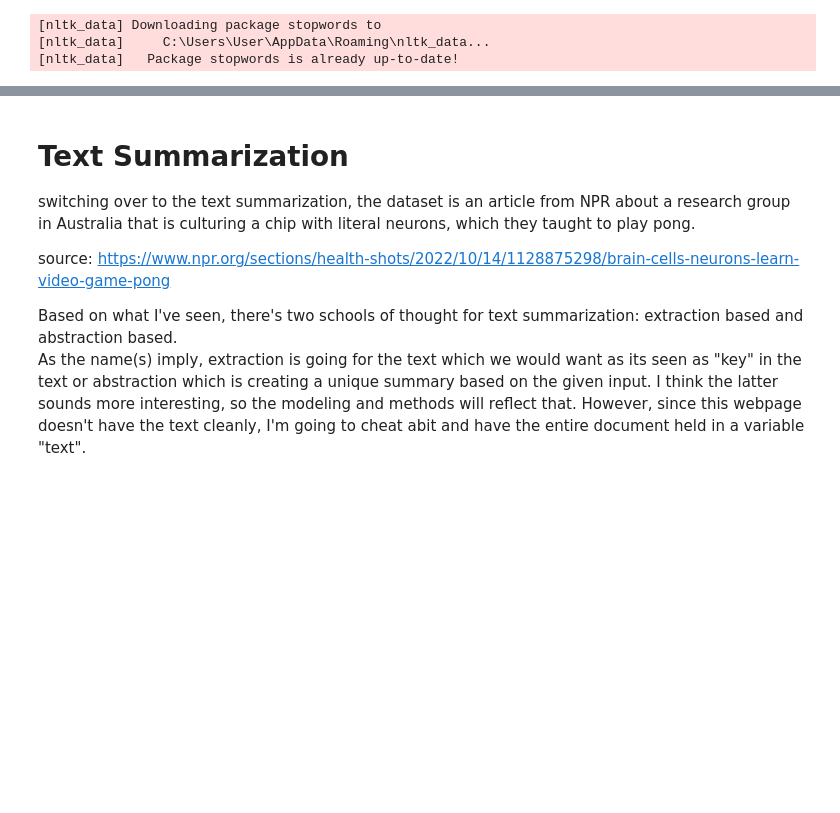
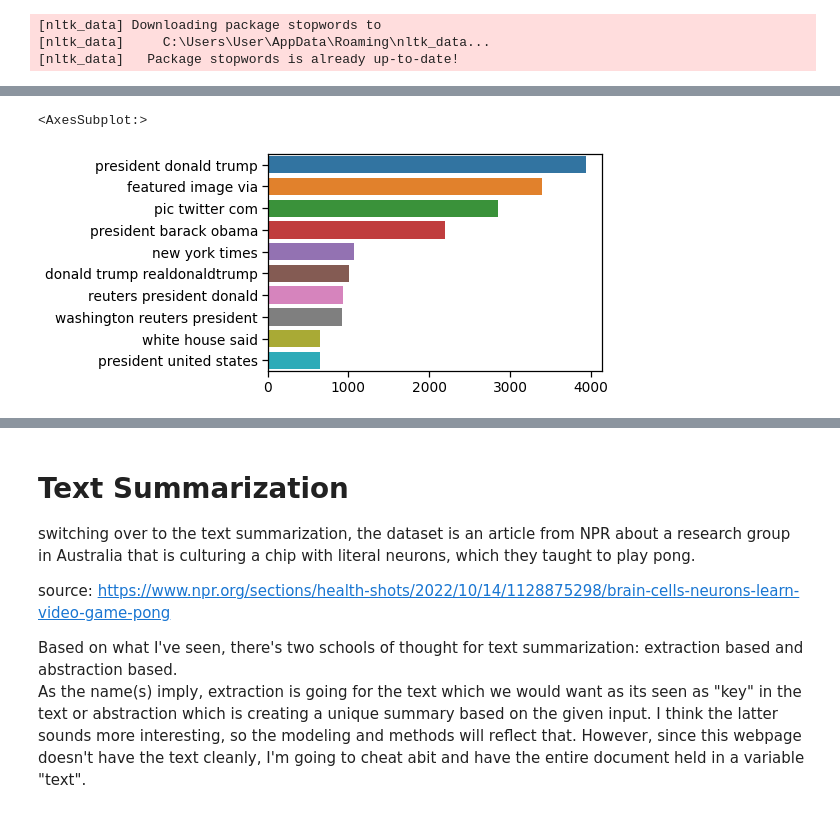
Before and after one commit to Cmeek09/NLP_with_deep_learning, a Jupyter notebook: project_part1.ipynb, the cells around one changed output, grey strips where cells are left out. Saved outputs shown, nothing was run; the diff lists cells and outputs as text; code cells hidden in the pictures; blank space fills up the shorter version.

```diff
--- a/project_part1.ipynb
+++ b/project_part1.ipynb
@@ -179,0 +241,7 @@ sns.barplot(x=y,y=x)
+# %%
+top_n_grams=get_top_ngram(df['text'],n=3)
+x,y=map(list,zip(*top_n_grams))
+sns.barplot(x=y,y=x)
+# %% [output]
+<AxesSubplot:>
+[figure, added]
```
Also changed, not shown: parts of 37 cells of this notebook.
